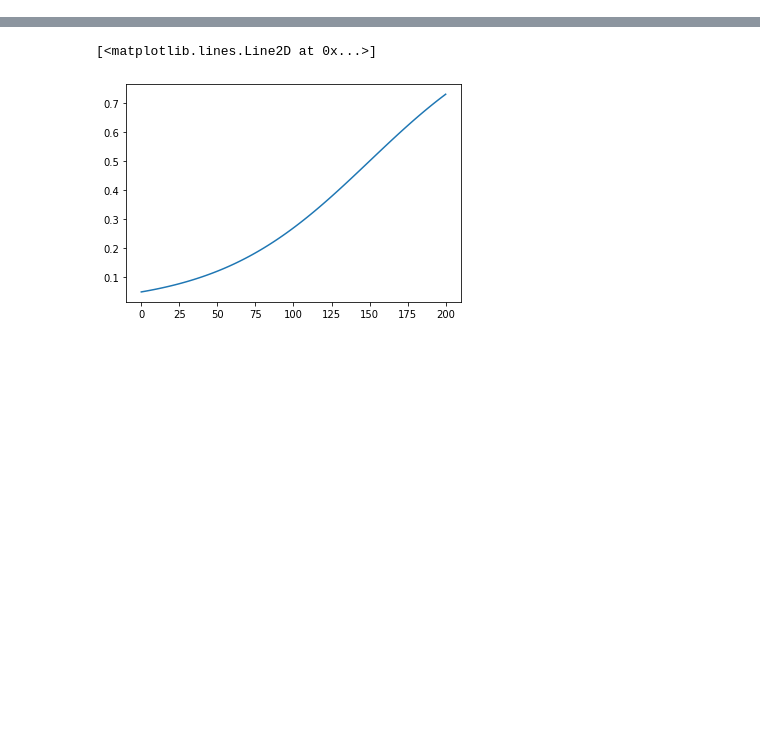
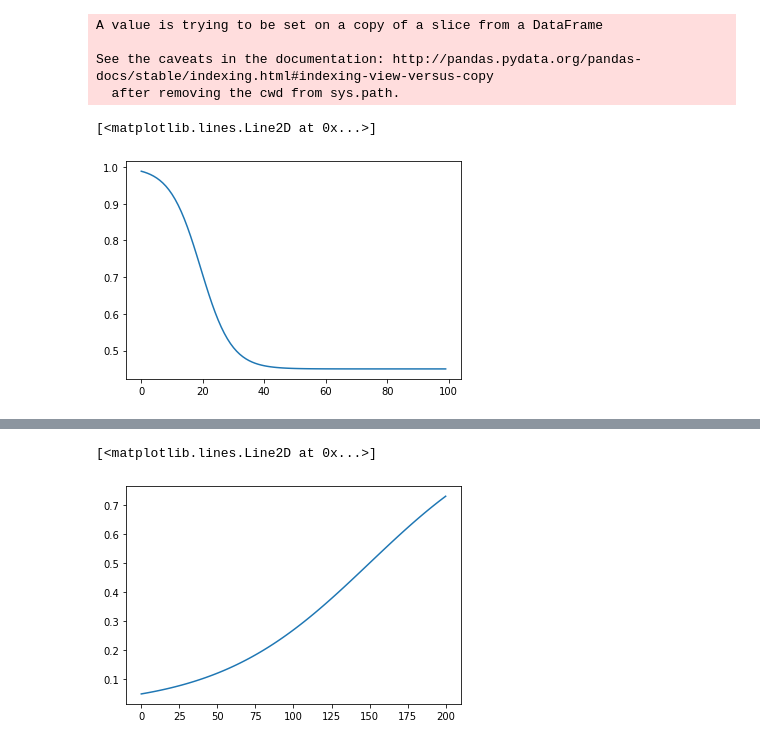
Before and after one commit to guille-c/COVID-19, a Jupyter notebook: notebooks_Chile/SEIR Examenes Chile.ipynb, the cells around one changed output, grey strips where cells are left out. Saved outputs shown, nothing was run; the diff lists cells and outputs as text; code cells hidden in the pictures; blank space fills up the shorter version.

```diff
--- a/notebooks_Chile/SEIR Examenes Chile.ipynb
+++ b/notebooks_Chile/SEIR Examenes Chile.ipynb
@@ -8,3 +10,27 @@ sys.path.insert(1, '../src/')
 
 from SEIR_exams import *
 from SEIR import *
+# %%
+df = pd.read_csv ("../data/COVID_Chile_Regiones.csv")
+df = df.dropna(subset = ["Region"])
+df["Fecha_dt"] = pd.to_datetime (df["Fecha"])
+df["Fecha_dt"][df["Fecha_dt"] >= '2020-03-18'] -=  pd.Timedelta(hours=12)
+
+df = df.groupby("Fecha_dt", as_index=False).sum()
+# %% [output]
+A value is trying to be set on a copy of a slice from a DataFrame
+
+See the caveats in the documentation: http://pandas.pydata.org/pandas-docs/stable/indexing.html#indexing-view-versus-copy
+  after removing the cwd from sys.path.
+# %%
+a = 0.45
+k = 0.2
+a_date = 19.3
+ts = np.arange (0, 100, 1)
+
+alphas = 1 + (a-1)/(1+np.exp(-k*(ts-a_date)))
+# %%
+plt.plot (alphas)
+# %% [output]
+[<matplotlib.lines.Line2D at 0x...>]
+[figure, added]
```
Also changed, not shown: parts of 29 cells of this notebook, 4 other files.
